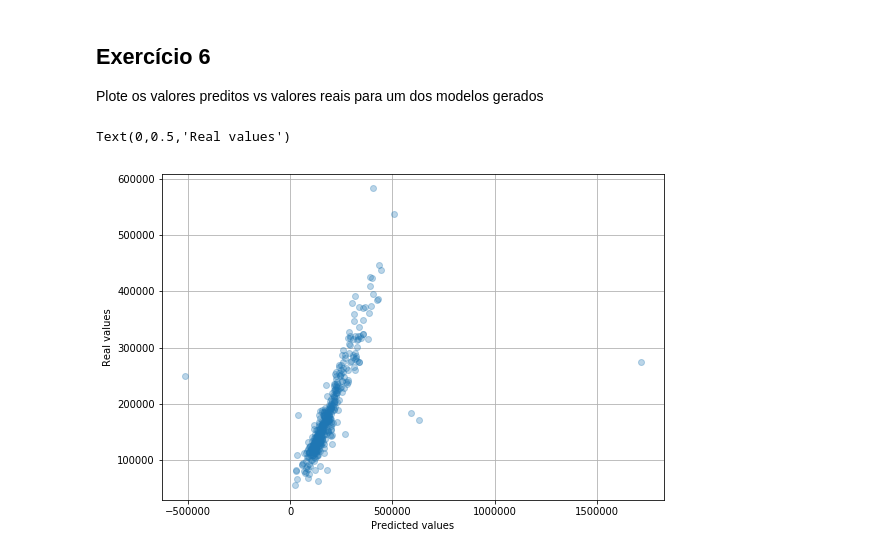
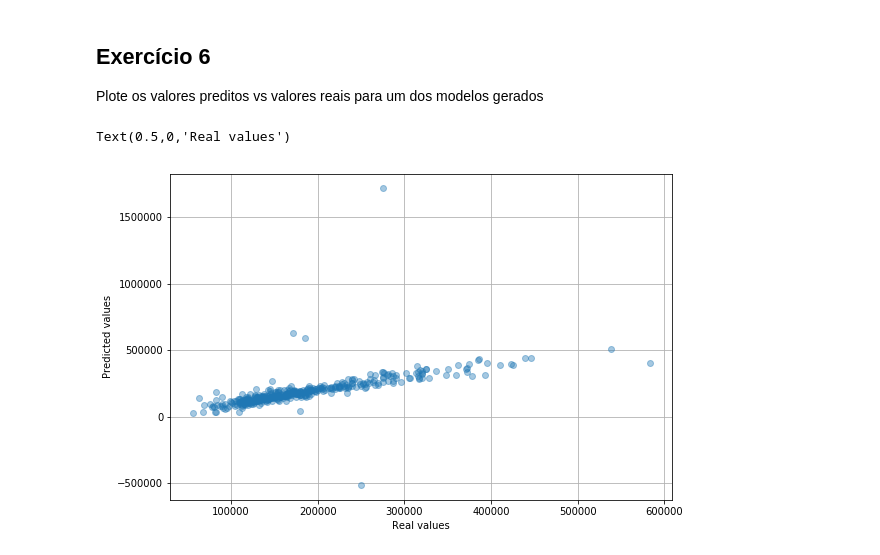
Before and after one commit to Lucas-Zanferrari/UFABC-ML-2018, a Jupyter notebook: Train_Test_Splits_Validation_Linear_Regression.ipynb, the cells around one changed output. Cells and saved outputs as stored; diff of their text form; code cells hidden in the pictures.

```diff
--- a/Train_Test_Splits_Validation_Linear_Regression.ipynb
+++ b/Train_Test_Splits_Validation_Linear_Regression.ipynb
@@ -443,13 +443,13 @@ Plote os valores preditos vs valores reais para um dos modelos gerados
 # %%
 import matplotlib.pyplot as plt
 import seaborn as sns
 %matplotlib inline
 
 plt.figure(figsize = (9, 6))
-plt.plot(predictions, _y_test, marker = 'o', ls = '', alpha = 0.3)
+plt.plot(_y_test, predictions, marker = 'o', ls = '', alpha = 0.4)
 plt.grid(linestyle = '-')
-plt.xlabel('Predicted values')
-plt.ylabel('Real values')
+plt.ylabel('Predicted values')
+plt.xlabel('Real values')
 # %% [output]
-Text(0,0.5,'Real values')
+Text(0.5,0,'Real values')
-[figure, old version]
+[figure, new version]
```
